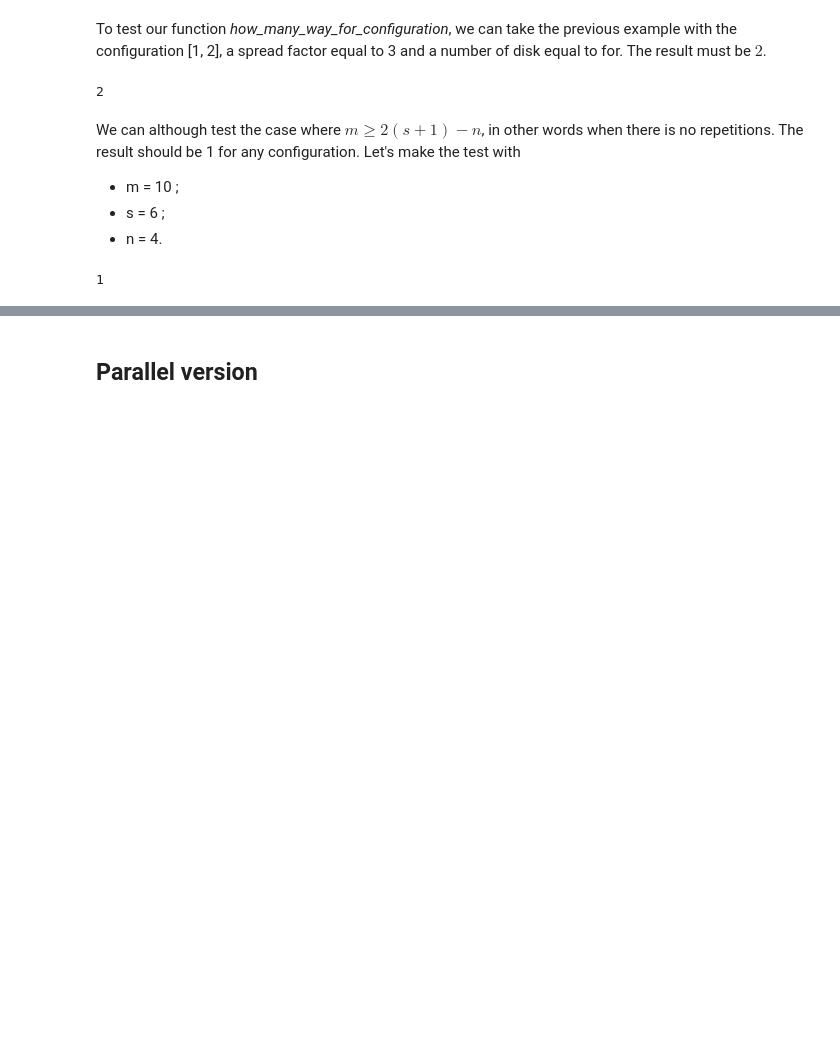
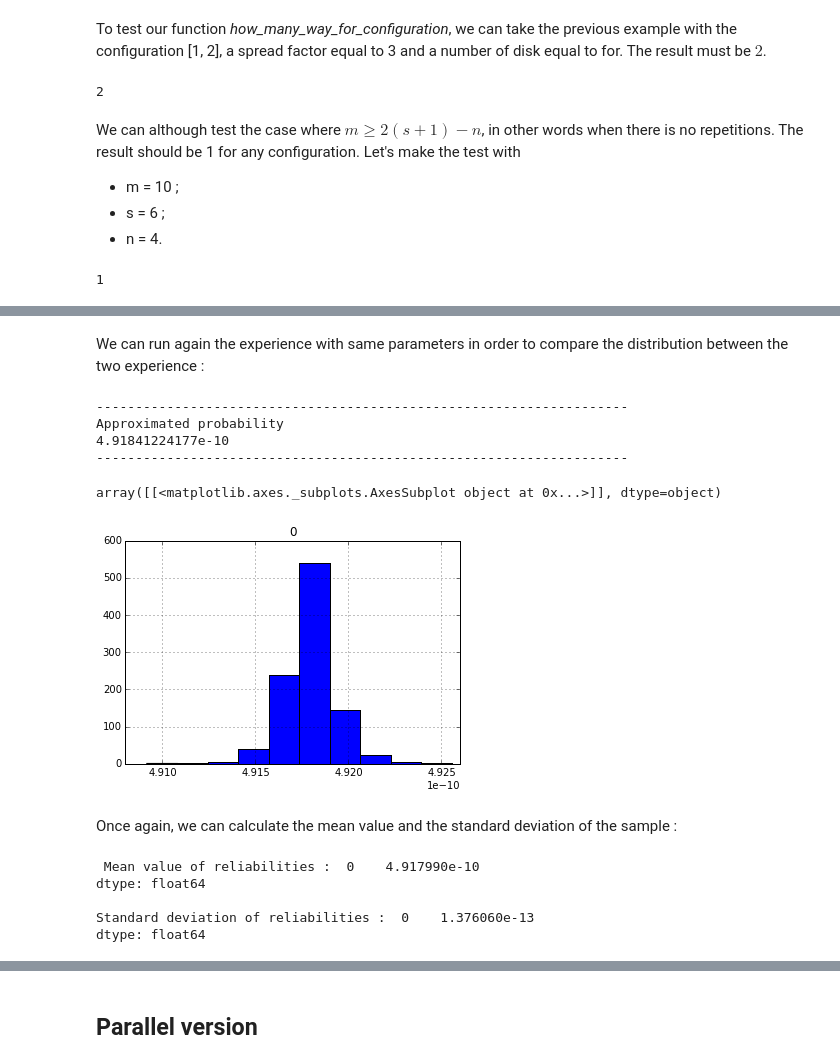
Before and after one commit to MathLab/file_loss, a Jupyter notebook: file_loss.ipynb, the cells around one changed output, grey strips where cells are left out. Saved outputs shown, nothing was run; the diff lists cells and outputs as text; code cells hidden in the pictures; blank space fills up the shorter version.

```diff
--- a/file_loss.ipynb
+++ b/file_loss.ipynb
@@ -638,0 +735,46 @@ print(probability_at_least_d_fail_equal_reliability(d, n, mean_reliability))
+# %% [markdown]
+We can run again the experience with same parameters in order to compare the distribution between the two experience :
+# %%
+# Parameters
+m = 100 # number of disks
+n = 12 # number of chunks
+d = 4 # number of chunks until the file is lost
+spread_factor = 11 # spread factor
+experience_count = 1000
+delta = 0.0001
+mean_reliability = 0.999
+
+# Probability of losing the file for the mean reliability
+print("--------------------------------------------------------------------")
+print("Approximated probability ")
+print(probability_at_least_d_fail_equal_reliability(d, n, mean_reliability))
+print("--------------------------------------------------------------------")
+
+# Probability of losing a file for reliabilities in [mean_reliability-0.5*delta ; mean_reliability+0.5*delta]
+probability_list = file_loss_delta(delta, mean_reliability, experience_count, m, n, spread_factor, d)
+
+# Convert the generator probability_list into a list
+my_list = [item for item in probability_list]
+
+probability_list_DataFrame = DataFrame(my_list)
+
+probability_list_DataFrame.hist()
+# %% [output]
+--------------------------------------------------------------------
+Approximated probability
+4.91841224177e-10
+--------------------------------------------------------------------
+array([[<matplotlib.axes._subplots.AxesSubplot object at 0x...>]], dtype=object)
+[figure, added]
+# %% [markdown]
+Once again, we can calculate the mean value and the standard deviation of the sample :
+# %%
+print " Mean value of reliabilities : ",probability_list_DataFrame.mean()
+print("")
+print "Standard deviation of reliabilities : ",probability_list_DataFrame.std()
+# %% [output]
+ Mean value of reliabilities :  0    4.917990e-10
+dtype: float64
+
+Standard deviation of reliabilities :  0    1.376060e-13
+dtype: float64
```
Also changed, not shown: parts of 26 cells of this notebook.
